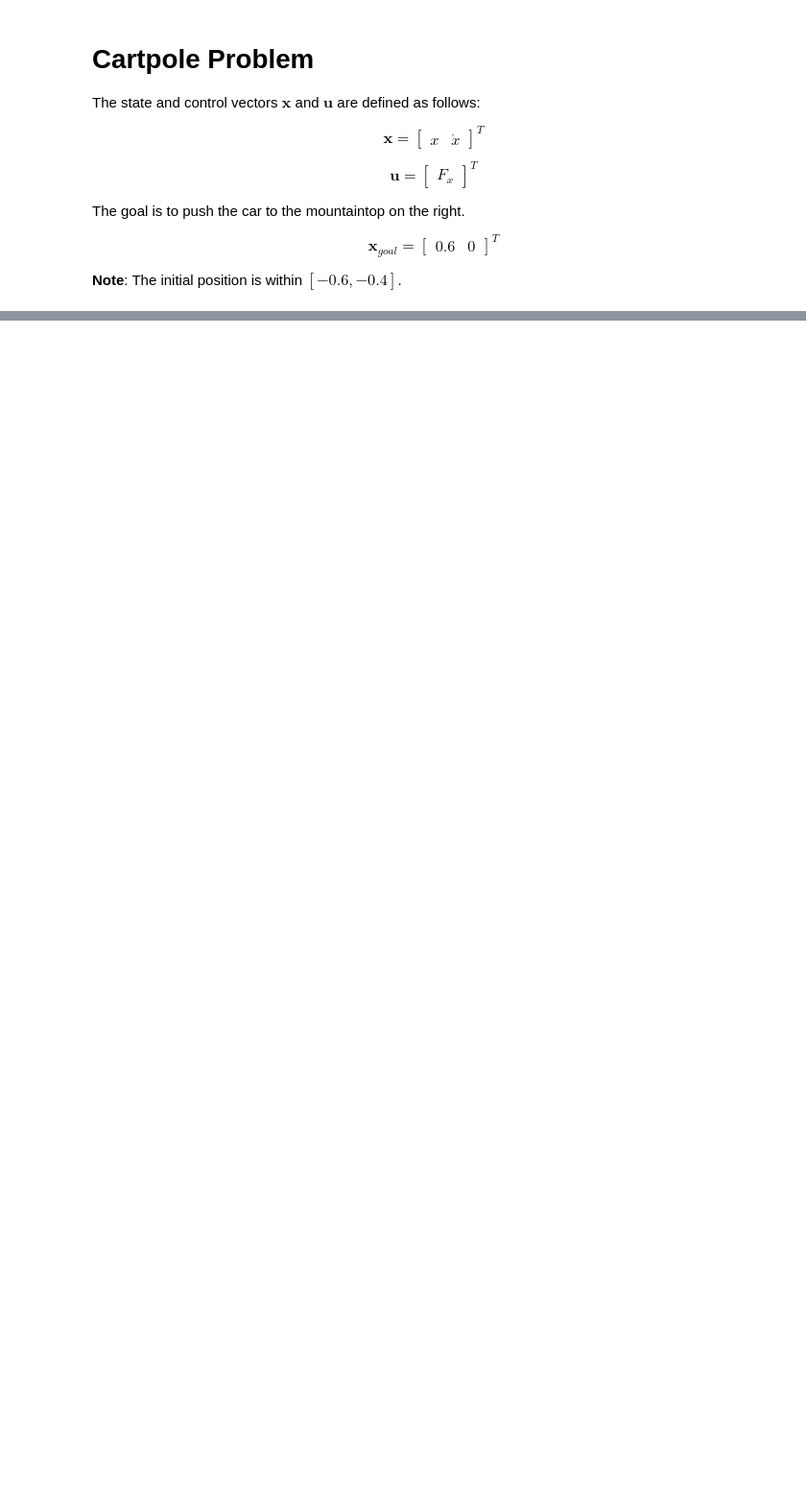
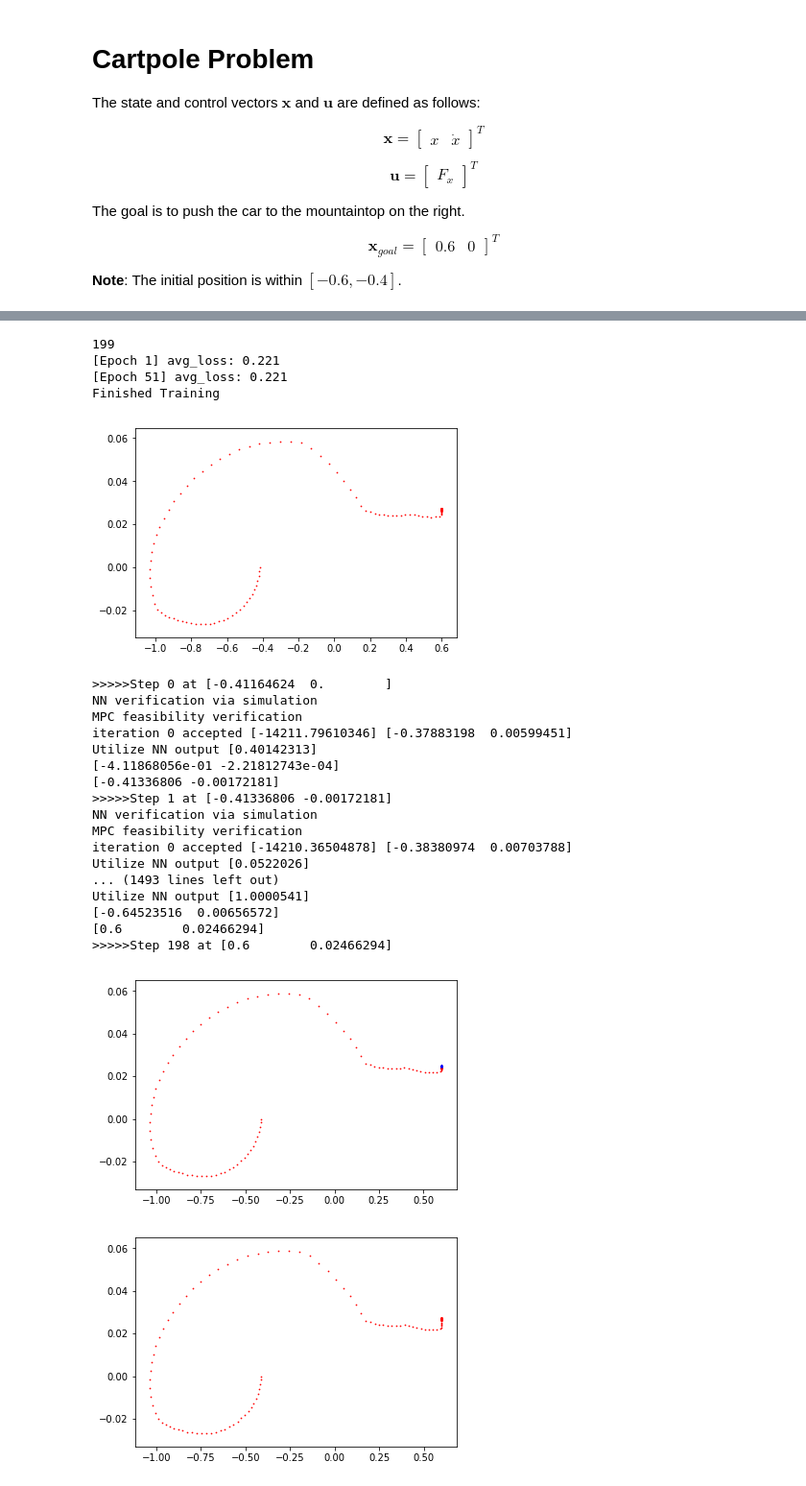
Before and after one commit to zwc662/MPSC_Guided_Imitation_Learning, a Jupyter notebook: ilqr/examples/mountaincar.ipynb, the cells around one changed output, grey strips where cells are left out. Shown at 96% size. Cells and saved outputs as stored; diff of their text form; code cells hidden in the pictures; blank space fills up the shorter version.

```diff
--- a/ilqr/examples/mountaincar.ipynb
+++ b/ilqr/examples/mountaincar.ipynb
@@ -239,0 +628,33 @@ ValueError: Done
+# %%
+trajs_, nn_trajs_, mpc_trajs_, train_trajs_ = \
+train_pipeline(agent_temp, train_trajs = trajs_, paths = None, num_epoch = 100)
+x0s = []
+for i_traj in range(len(trajs_)):
+    x0s.append(trajs_[i_traj][0][0])
+agent_trajs = agent_run(agent_temp, x0s)
+draw_trajs(agent_trajs)
+# %% [output]
+199
+[Epoch 1] avg_loss: 0.221
+[Epoch 51] avg_loss: 0.221
+Finished Training
+[figure, added]
+>>>>>Step 0 at [-0.41164624  0.        ]
+NN verification via simulation
+MPC feasibility verification
+iteration 0 accepted [-14211.79610346] [-0.37883198  0.00599451]
+Utilize NN output [0.40142313]
+[-4.11868056e-01 -2.21812743e-04]
+[-0.41336806 -0.00172181]
+>>>>>Step 1 at [-0.41336806 -0.00172181]
+NN verification via simulation
+MPC feasibility verification
+iteration 0 accepted [-14210.36504878] [-0.38380974  0.00703788]
+Utilize NN output [0.0522026]
+... (1493 lines left out)
+Utilize NN output [1.0000541]
+[-0.64523516  0.00656572]
+[0.6        0.02466294]
+>>>>>Step 198 at [0.6        0.02466294]
+[figure, added]
+[figure, added]
```
Also changed, not shown: parts of 31 cells of this notebook, 6 other files.
